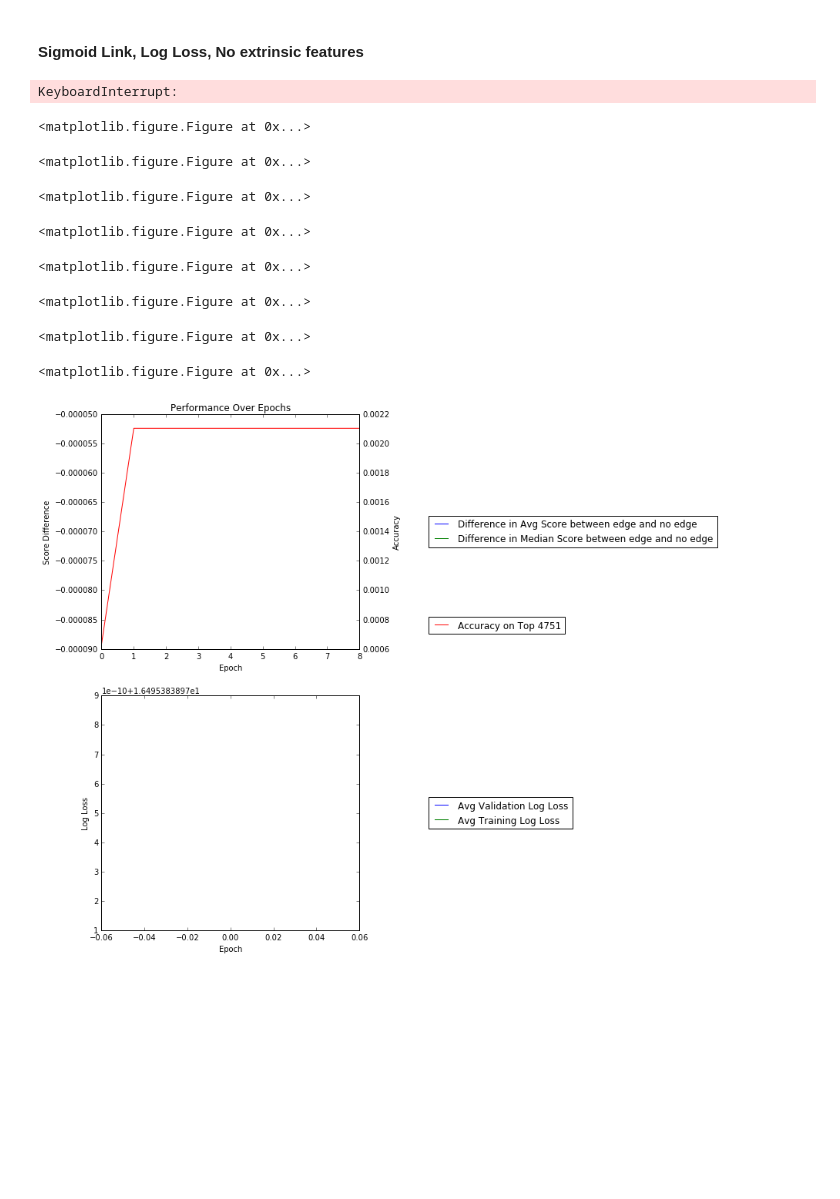
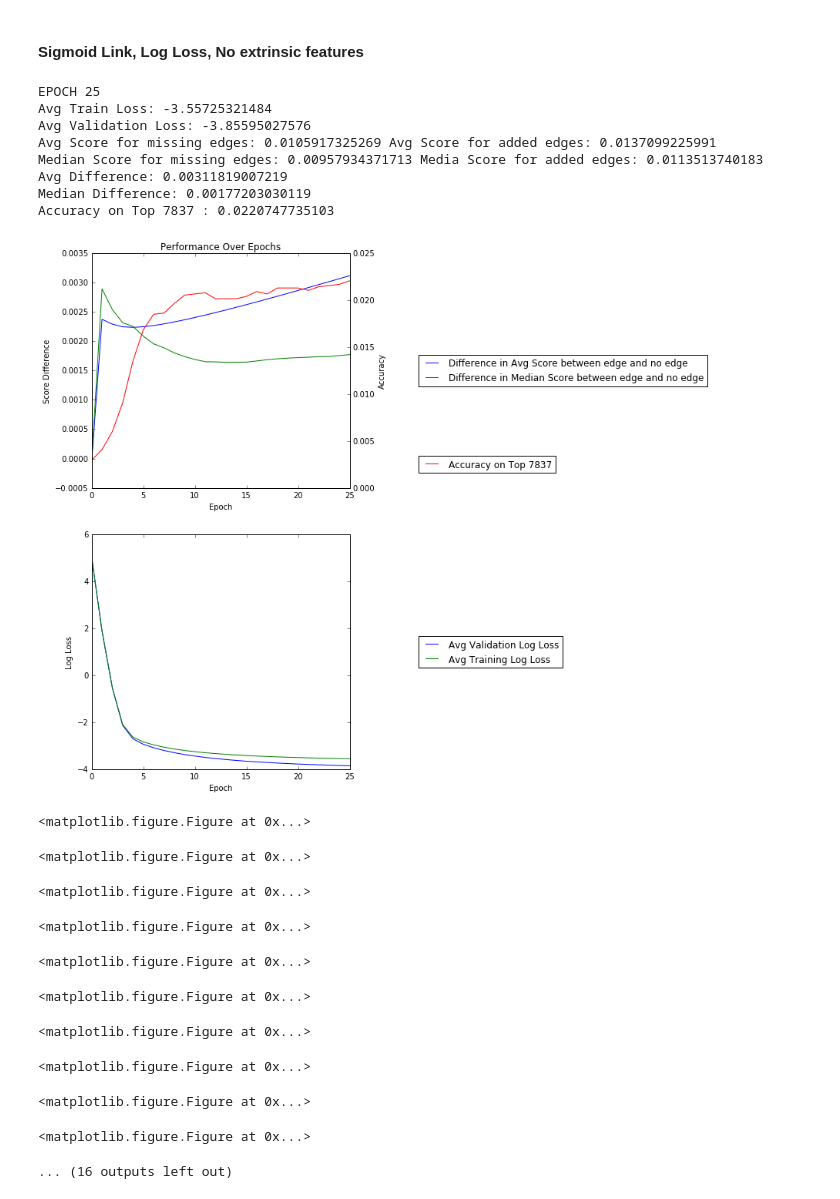
Before and after one commit to michaelfarrell76/LinkPrediction, a Jupyter notebook: MF_LINK_sigmoid_LOSS_log_K_25_lambdatune.ipynb, the cells around one changed output. Drawn from its saved outputs; the diff is of its cells as text; code cells hidden in the pictures; blank space fills up the shorter version.

```diff
--- a/MF_LINK_sigmoid_LOSS_log_K_25_lambdatune.ipynb
+++ b/MF_LINK_sigmoid_LOSS_log_K_25_lambdatune.ipynb
@@ -76,7 +76,7 @@ for year in test_years:
 # %% [markdown]
 ## Train and validation years
 # %%
-years_for_train = train_years[:3]
-valid_year = train_years[3]
-'train years', years_for_train, 'validation years', valid_year
+years_for_train = train_years
+valid_years = test_years[-2:]
+'train years', years_for_train, 'validation years', valid_years
 # %% [output]
@@ -99,7 +99,11 @@ zipped_train_input = zip(possible_edges, targets)
 # %% [markdown]
 ## Validation set of new edges added
 # %%
-valid = set(edges_by_year[valid_year]).difference(train)
+valid = set()
+for year in valid_years:
+    valid = valid.union(set(edges_by_year[year]))
+# valid = valid.difference(train)
+# valid = set(edges_by_year[valid_year]).difference(train)
 n_valid = len(valid)
 n_valid
 # %% [output]
@@ -116,7 +120,7 @@ valid_yes_edges = filter(lambda x: x[1] == 1, zipped_valid_input)
 # %% [markdown]
 #### Sigmoid Link, Log Loss, No extrinsic features
 # %%
-VERBOSE = False
+VERBOSE = True
 ADD_LOG = True
 PLOT = True
 
@@ -135,7 +139,7 @@ loss_name = 'log'
 score = lambda i, j: np.dot(U[i], U[j]) + B[i] + B[j] # Takes in two nodes and scores their probability of an edge
 k = 25
 # k_vals = [5, 10, 25, 50, 75, 100] # Number of latent features
-lambdaU_vals = [1e5, 1e4, 1e3, 1e2]
+lambdaU_vals = [1]
 # results = {}
 
 ###################################################################################################
@@ -266,7 +270,7 @@ for lambdaU in lambdaU_vals:
         _ = ax[1].set_ylabel("%sLoss" % ext)
         lg3 = ax[1].legend(loc='center left', bbox_to_anchor=(1.25, 0.5))
 
-        plt.savefig('plots/MF_LINK_%s_LOSS_%s_K_%d_LAMBDAU_%f.png' % (link_name, loss_name, k, lambdaU), bbox_extra_artists=(lg1,lg2,lg3), bbox_inches='tight')
+        plt.savefig('plots/MF_LINK_%s_LOSS_%s_K_%d_LAMBDAU_%f_TEST.png' % (link_name, loss_name, k, lambdaU), bbox_extra_artists=(lg1,lg2,lg3), bbox_inches='tight')
 
 
 
@@ -296,34 +300,42 @@ for lambdaU in lambdaU_vals:
         if VERBOSE and PLOT:
             # Clear the display
             display.clear_output(wait=True)
             time.sleep(1)
 
         # Print out the results of the epoch
         print_status(epoch)
 
         if PLOT:
             # Plot and saves results
             plot_results(epoch)
 
         if VERBOSE and PLOT:
             # Display plot
             display.display(plt.gcf())
 
     results[lambdaU] = {}
 
     results[lambdaU]['U'] = U.copy()
     results[lambdaU]['B'] = B.copy()
     results[lambdaU]['train_losses'] = train_losses[:]
     results[lambdaU]['valid_losses'] = valid_losses[:]
     results[lambdaU]['no_avgs'] = no_avgs[:]
     results[lambdaU]['no_meds'] = no_meds[:]
     results[lambdaU]['yes_avgs'] = yes_avgs[:]
     results[lambdaU]['yes_meds'] = yes_meds[:]
     results[lambdaU]['diff_avgs'] = diff_avgs[:]
     results[lambdaU]['diff_meds'] = diff_meds[:]
     results[lambdaU]['topk_acc'] = topk_acc[:]
 # %% [output]
-KeyboardInterrupt:
+EPOCH 25
+Avg Train Loss: -3.55725321484
+Avg Validation Loss: -3.85595027576
+Avg Score for missing edges: 0.0105917325269 Avg Score for added edges: 0.0137099225991
+Median Score for missing edges: 0.00957934371713 Media Score for added edges: 0.0113513740183
+Avg Difference: 0.00311819007219
+Median Difference: 0.00177203030119
+Accuracy on Top 7837 : 0.0220747735103
+[figure, new version]
 <matplotlib.figure.Figure at 0x...>
 <matplotlib.figure.Figure at 0x...>
 <matplotlib.figure.Figure at 0x...>
@@ -332,6 +344,8 @@ KeyboardInterrupt:
 <matplotlib.figure.Figure at 0x...>
 <matplotlib.figure.Figure at 0x...>
 <matplotlib.figure.Figure at 0x...>
-[figure, old version]
+<matplotlib.figure.Figure at 0x...>
+<matplotlib.figure.Figure at 0x...>
+... (16 outputs left out)
 # %%
 'done'
```
Also changed, not shown: parts of 5 cells of this notebook, 18 other files.
